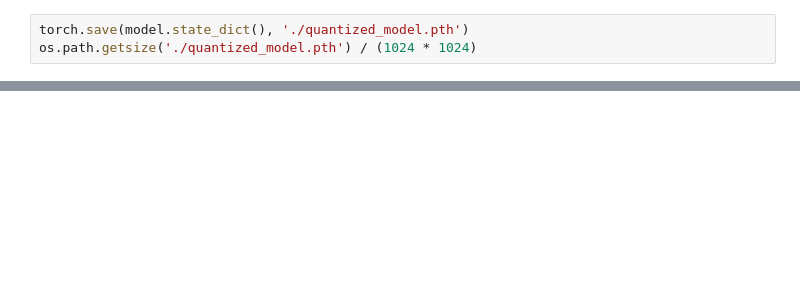
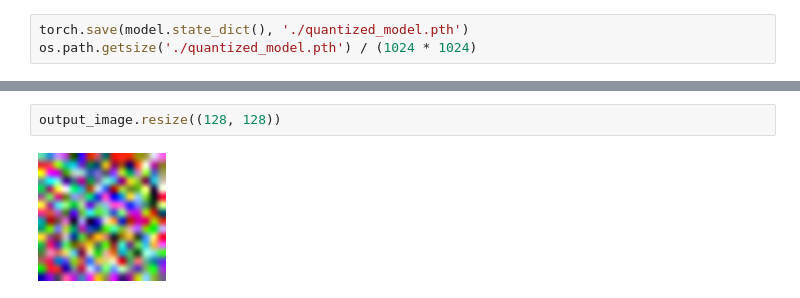
Before and after one commit to dnnhhuy/stable-diffusion-pytorch, a Jupyter notebook: Stable Diffusion Implementation.ipynb, the cells around one changed output, grey strips where cells are left out. Cells and saved outputs as stored; diff of their text form; blank space fills up the shorter version.

```diff
--- a/Stable Diffusion Implementation.ipynb
+++ b/Stable Diffusion Implementation.ipynb
@@ -81,0 +145,4 @@ Step [0/4470] | Loss: 1.16
+# %%
+output_image.resize((128, 128))
+# %% [output]
+[figure, added]
```
Also changed, not shown: parts of 9 cells of this notebook, 5 other files.
